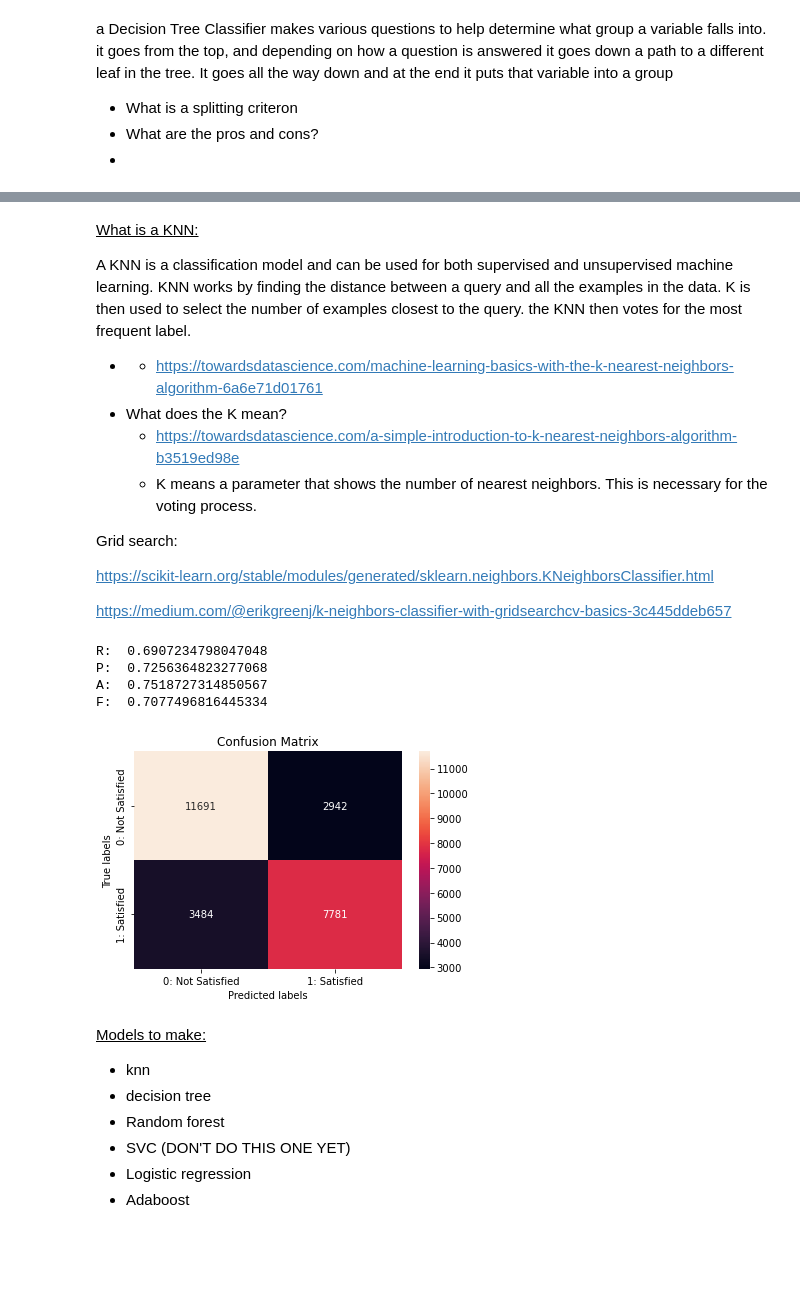
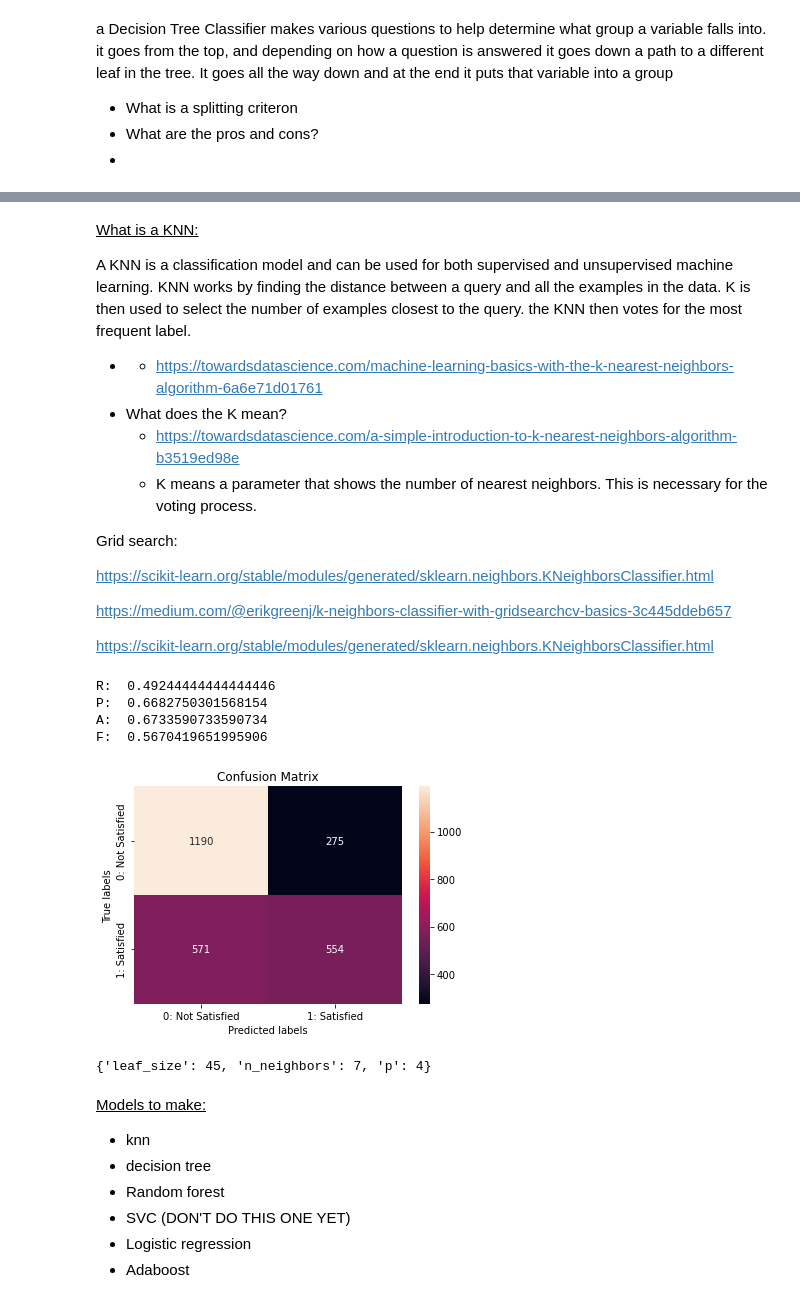
Before and after one commit to AnthonyCampbell208/SC22-BatchB-Frenzied-Physcists, a Jupyter notebook: final_project/knn_model_training-reduced.ipynb, the cells around one changed output, grey strips where cells are left out. Drawn from its saved outputs; the diff is of its cells as text; code cells hidden in the pictures; blank space fills up the shorter version.

```diff
--- a/final_project/knn_model_training-reduced.ipynb
+++ b/final_project/knn_model_training-reduced.ipynb
@@ -213,12 +211,12 @@ A random forest is a model that makes a given number of randomized decision tree
 - What are the pros and cons of the random forest
 - [https://towardsdatascience.com/hyperparameter\-tuning\-the\-random\-forest\-in\-python\-using\-scikit\-learn\-28d2aa77dd74](https://towardsdatascience.com/hyperparameter-tuning-the-random-forest-in-python-using-scikit-learn-28d2aa77dd74)
 # %%
-tree_clf = DecisionTreeClassifier(max_depth=5, max_leaf_nodes=4, min_samples_leaf=1, min_samples_split=2, min_weight_fraction_leaf=0.0)
+tree_clf = DecisionTreeClassifier(max_depth=4)
 tree_clf = tree_clf.fit(x_train, y_train)
 y_pred_tree = tree_clf.predict(x_test)
-params = {'min_samples_split': [1,2,3,4], 'min_samples_leaf': [1,2,3,4], 'min_weight_fraction_leaf': [-1.0,0.0,1.0], 'max_leaf_nodes': list(range(1,5))}
-tree_gsearch = GSearch(DecisionTreeClassifier(max_depth=7), params)
-tree_gsearch.fit(x_train, y_train)
+# params = {'min_samples_split': [1,2,3,4], 'min_samples_leaf': [1,2,3,4], 'min_weight_fraction_leaf': [-1.0,0.0,1.0], 'max_leaf_nodes': list(range(1,5))}
+# tree_gsearch = GSearch(DecisionTreeClassifier(max_depth=7), params)
+# tree_gsearch.fit(x_train, y_train)
 fig = plt.figure(figsize=(25,20))
 _ = tree.plot_tree(tree_clf,
                    feature_names=input_columns.columns,
@@ -372,3 +319,5 @@ Grid search:
 [https://scikit\-learn.org/stable/modules/generated/sklearn.neighbors.KNeighborsClassifier.html](https://scikit-learn.org/stable/modules/generated/sklearn.neighbors.KNeighborsClassifier.html)
 
 [https://medium.com/@erikgreenj/k\-neighbors\-classifier\-with\-gridsearchcv\-basics\-3c445ddeb657](https://medium.com/@erikgreenj/k-neighbors-classifier-with-gridsearchcv-basics-3c445ddeb657)
+
+[https://scikit\-learn.org/stable/modules/generated/sklearn.neighbors.KNeighborsClassifier.html](https://scikit-learn.org/stable/modules/generated/sklearn.neighbors.KNeighborsClassifier.html)
@@ -379,29 +324,36 @@ knn_pred = knn_clf.predict(x_test)
 # %%
+knn_clf = KNN(n_neighbors=101,weights='distance')
+knn_clf.fit(x_train, y_train)
+knn_pred = knn_clf.predict(x_test)
 ax= plt.subplot()
 sns.heatmap(confusion_matrix(y_test, knn_pred), annot=True, fmt='g')
 ax.set_xlabel('Predicted labels')
 ax.set_ylabel('True labels')
 ax.set_title('Confusion Matrix');
 ax.xaxis.set_ticklabels(['0: Not Satisfied', '1: Satisfied',]); ax.yaxis.set_ticklabels(['0: Not Satisfied', '1: Satisfied'])
 
 recall = sklearn.metrics.recall_score(y_test, knn_pred)
 precision = sklearn.metrics.precision_score(y_test, knn_pred)
 accuracy = sklearn.metrics.accuracy_score(y_test, knn_pred)
 f_measure = sklearn.metrics.f1_score(y_test, knn_pred)
 print("R: ", recall)
 print("P: ", precision)
 print("A: ", accuracy)
 print("F: ", f_measure)
 
 # Sebastian
 # %% [output]
-R:  0.6907234798047048
-P:  0.7256364823277068
-A:  0.7518727314850567
-F:  0.7077496816445334
+R:  0.49244444444444446
+P:  0.6682750301568154
+A:  0.6733590733590734
+F:  0.5670419651995906
-[figure, old version]
+[figure, new version]
 # %%
-grid_params = {'n_neighbors':[1,2,3], 'weights':[]}
+grid_params = {'n_neighbors':[1,2,3,4,5,6,7], 'leaf_size':[45] , 'p' :[4] }
 
 gs = GSearch(KNN(), grid_params)
 gs.fit(x_train, y_train)
+print(gs.best_params_)
+#Angela and ishani
+# %% [output]
+{'leaf_size': 45, 'n_neighbors': 7, 'p': 4}
```
Also changed, not shown: parts of 18 cells of this notebook, 40 other files.
